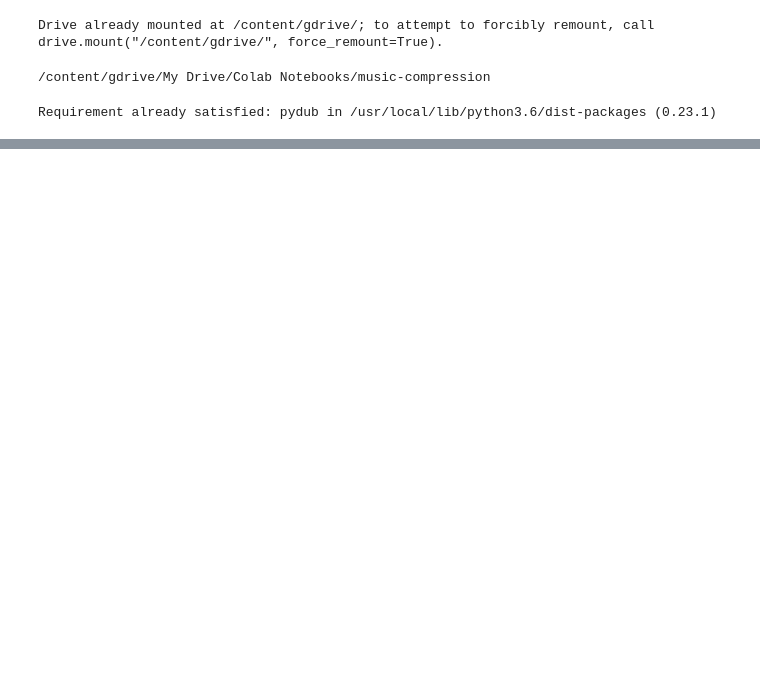
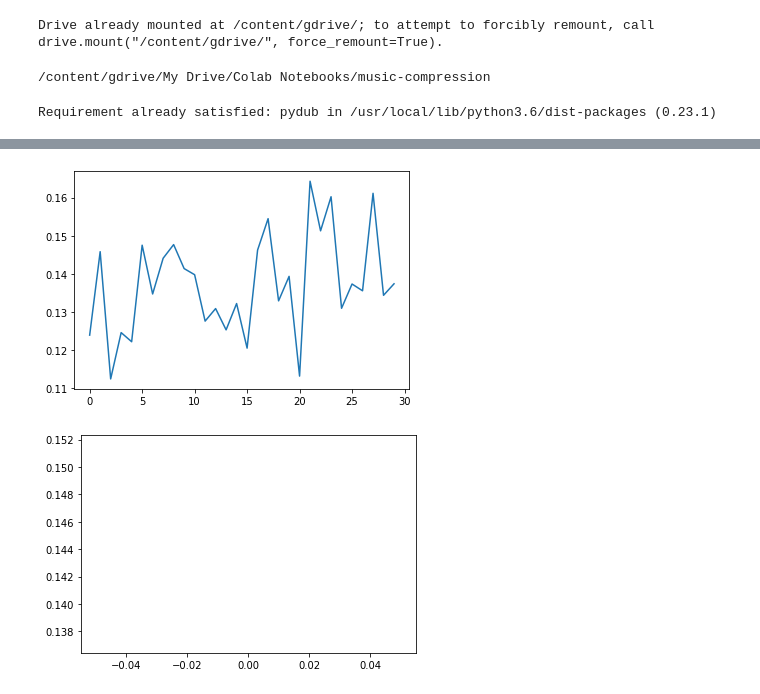
Before and after one commit to pgrady3/music-compression, a Jupyter notebook: cnn_scratchpad.ipynb, the cells around one changed output, grey strips where cells are left out. Drawn from its saved outputs; the diff is of its cells as text; code cells hidden in the pictures; blank space fills up the shorter version.

```diff
--- a/cnn_scratchpad.ipynb
+++ b/cnn_scratchpad.ipynb
@@ -32,2 +24,2 @@ The autoreload extension is already loaded. To reload it, use:
 # %%
-cuda = True
+cuda_flag = True
@@ -81,0 +26,2 @@ plot_spectogram(output_np)
+# %%
+trainer = Trainer('model_checkpoints/cnn_autoencoder_deep/', batch_size=100, load_from_disk=True, cuda=cuda_flag)
@@ -81,0 +33,6 @@ plot_spectogram(output_np)
+# %%
+trainer.plot_loss_history(mode='train')
+trainer.plot_loss_history(mode='test')
+# %% [output]
+[figure, added]
+[figure, added]
```
Also changed, not shown: parts of 13 cells of this notebook, 2 other files.
